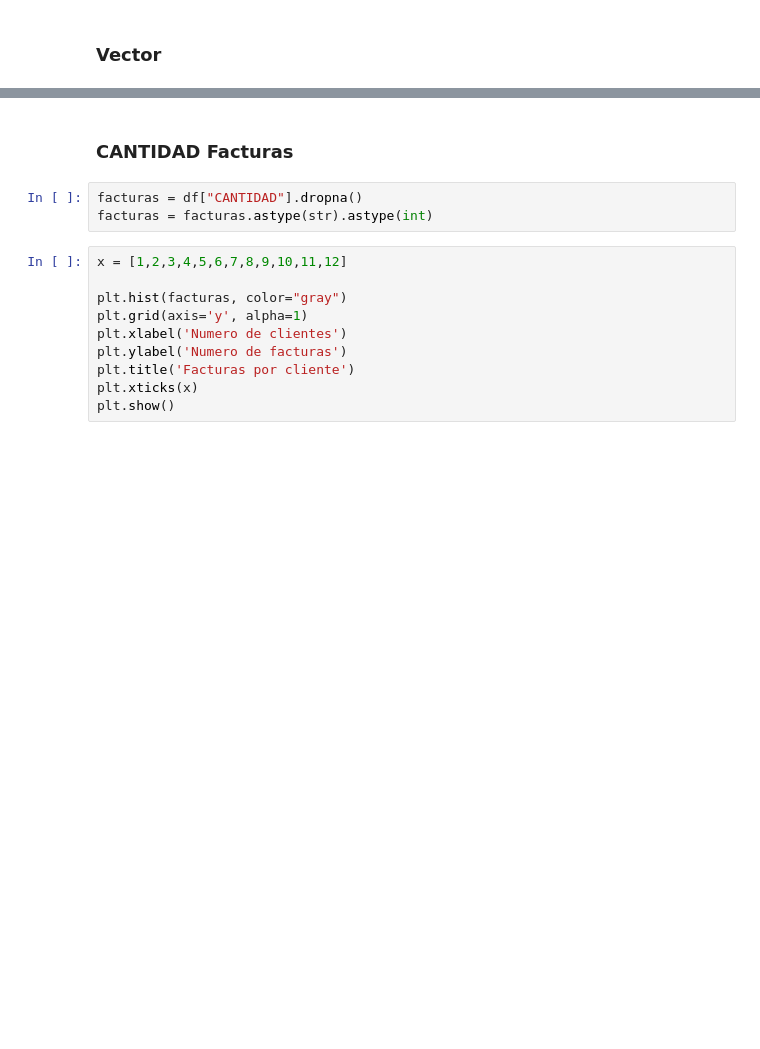
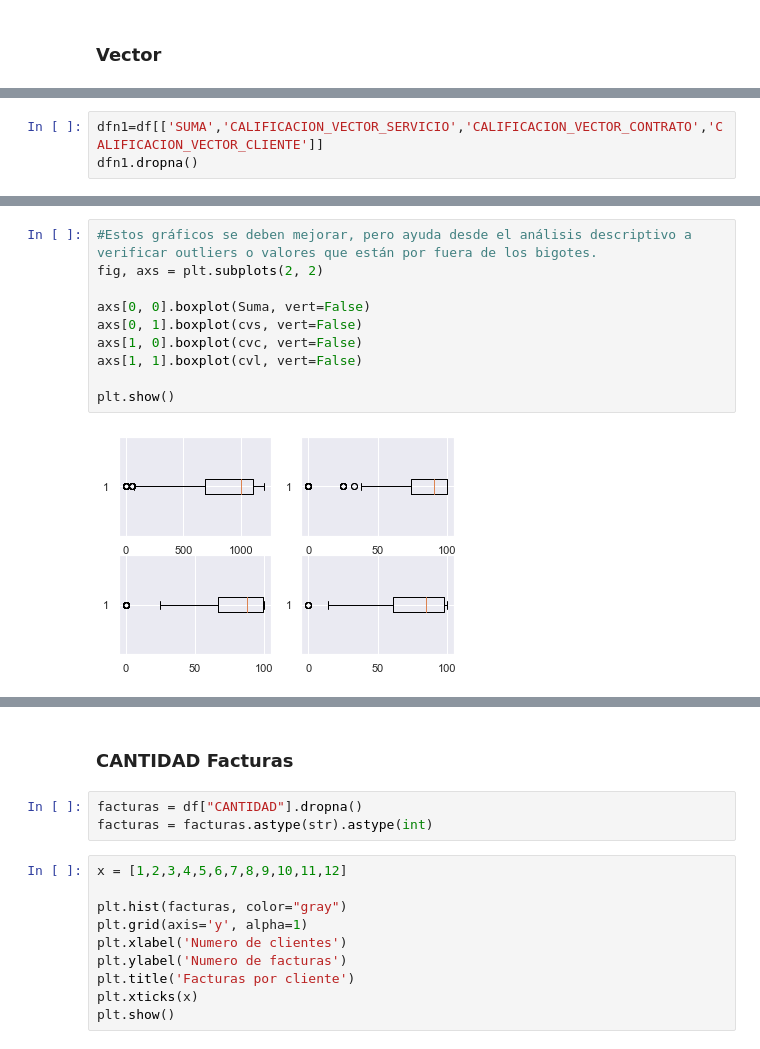
Before and after one commit to hsepulvedaj/proyecto_integrador, a Jupyter notebook: ProyectoIntegrador_descriptivo.ipynb, the cells around one changed output, grey strips where cells are left out. Drawn from its saved outputs; the diff is of its cells as text; blank space fills up the shorter version.

```diff
--- a/ProyectoIntegrador_descriptivo.ipynb
+++ b/ProyectoIntegrador_descriptivo.ipynb
@@ -102,0 +133,3 @@ df[['V1','V2','V4','V5','V6','V7', 'V8','V9', 'V10', 'V11','V12']].head()
+# %%
+dfn1=df[['SUMA','CALIFICACION_VECTOR_SERVICIO','CALIFICACION_VECTOR_CONTRATO','CALIFICACION_VECTOR_CLIENTE']]
+dfn1.dropna()
@@ -102,0 +177,12 @@ df[['V1','V2','V4','V5','V6','V7', 'V8','V9', 'V10', 'V11','V12']].head()
+# %%
+#Estos gráficos se deben mejorar, pero ayuda desde el análisis descriptivo a verificar outliers o valores que están por fuera de los bigotes.
+fig, axs = plt.subplots(2, 2)
+
+axs[0, 0].boxplot(Suma, vert=False)
+axs[0, 1].boxplot(cvs, vert=False)
+axs[1, 0].boxplot(cvc, vert=False)
+axs[1, 1].boxplot(cvl, vert=False)
+
+plt.show()
+# %% [output]
+[figure, added]
```
Also changed, not shown: parts of 14 cells of this notebook.
